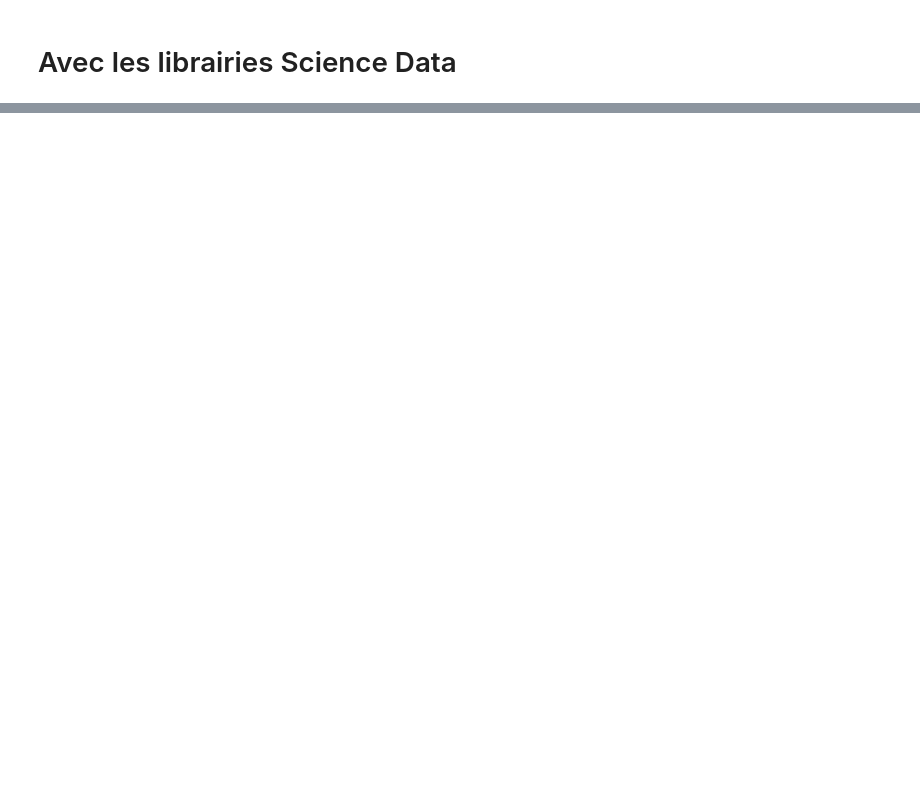
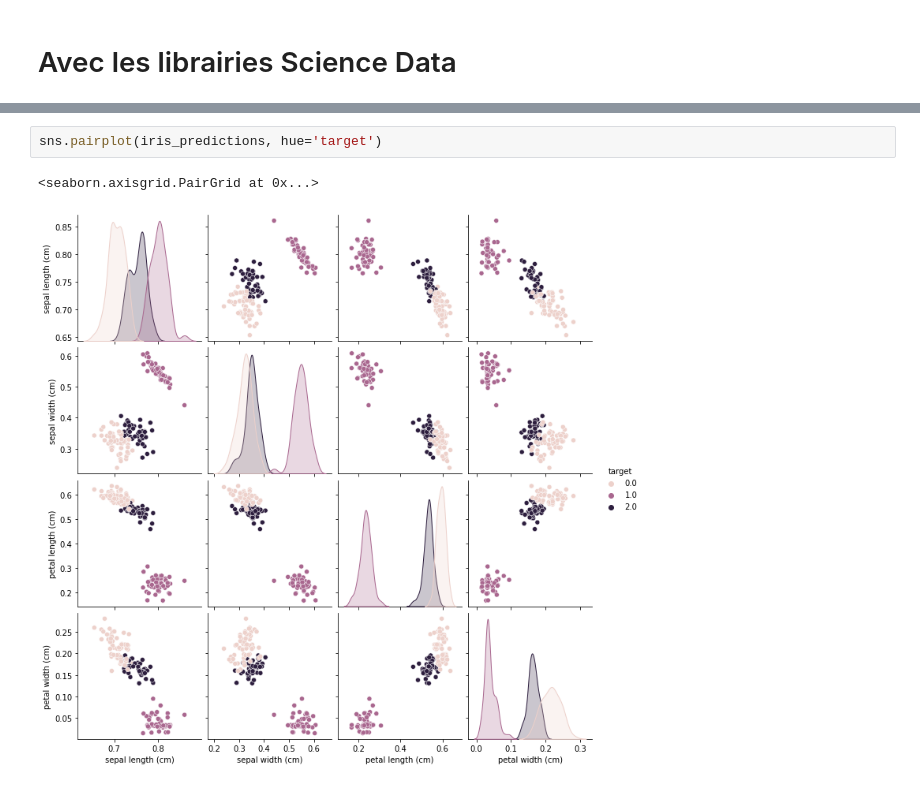
Before and after one commit to Moder4t/labo_ia_3, a Jupyter notebook: ML-non-sup2.ipynb, the cells around one changed output, grey strips where cells are left out. Saved outputs shown, nothing was run; the diff lists cells and outputs as text; blank space fills up the shorter version.

```diff
--- a/ML-non-sup2.ipynb
+++ b/ML-non-sup2.ipynb
@@ -309,0 +206,5 @@ print(f'Best accuracy was {np.max(accuracy_k)}, which corresponds to a value of
+# %%
+sns.pairplot(iris_predictions, hue='target')
+# %% [output]
+<seaborn.axisgrid.PairGrid at 0x...>
+[figure, added]
```
Also changed, not shown: parts of 29 cells of this notebook.
